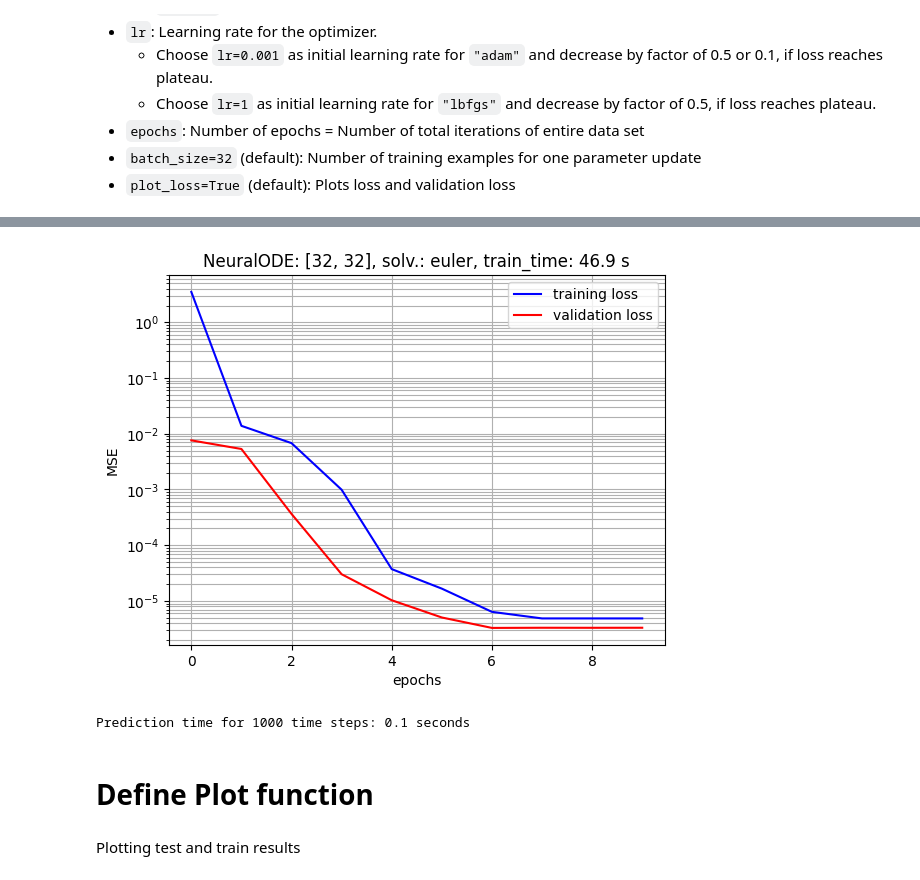
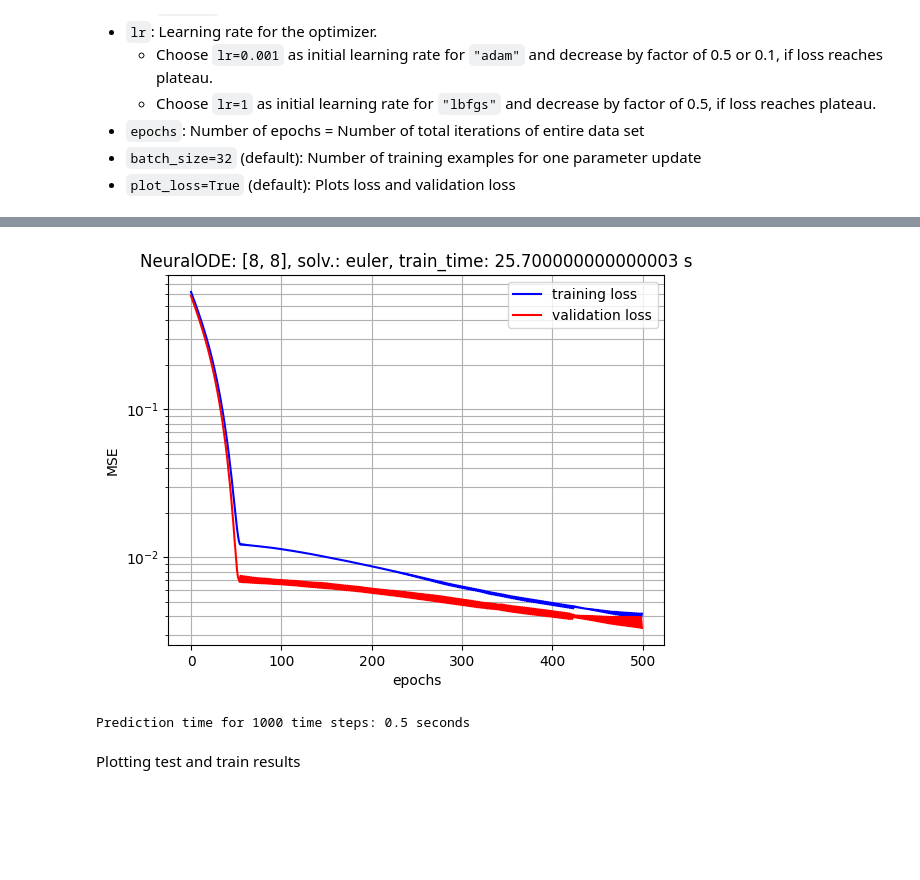
Before and after one commit to San4DLR/surrogate-modelling, a Jupyter notebook: tutorials/harmonic_oscillator.ipynb, the cells around one changed output, grey strips where cells are left out. Cells and saved outputs as stored; diff of their text form; code cells hidden in the pictures; blank space fills up the shorter version.

```diff
--- a/tutorials/harmonic_oscillator.ipynb
+++ b/tutorials/harmonic_oscillator.ipynb
@@ -42,7 +40,7 @@ Parameters for `NeuralODE`:
 - `hidden_activation`: Activation functions in the hidden layers. More in `torch.nn.functional`
 - `out_activation`: Activation in output layer. More in `torch.nn.functional`
 # %%
-node = NeuralODE(layers = [32,32],
+node = NeuralODE(layers = [8,8],
                 hidden_activation = F.tanh,
                 out_activation = None,
                 times = times,
@@ -81,14 +89,14 @@ Training batches: 20, Test batches: 5, time steps: 1000
 - `batch_size=32` (default): Number of training examples for one parameter update
 - `plot_loss=True` (default): Plots loss and validation loss
 # %%
-node.train(cut = 1000,
-        step = 1,
+node.train(cut = 500,
+        step = 4,
         solver = 'euler',
-        set_optimizer = 'lbfgs',
-        lr = 1,
-        epochs = 10,
+        set_optimizer = 'adam',
+        lr = 0.001,
+        epochs = 200,
         batch_size=32)
 
-pred = unscale(metrics, node.predict(times=times, inps=tensor(n_inps), init=tensor(n_outs[:,0,:]), solver='euler' ,print_time=True))
+pred = unscale(metrics, node.predict(times=times, inps=tensor(n_inps), init=tensor(n_outs[:,0,:]), solver='rk4' ,print_time=True))
 # %% [output]
  Training started with 20 training batches, and 1000 time steps.
@@ -106,4 +119,2 @@ Final loss: 5e-06, training duration for 10 epochs: 46.9 seconds
-[figure, old version]
+[figure, new version]
-Prediction time for 1000 time steps: 0.1 seconds
+Prediction time for 1000 time steps: 0.5 seconds
-# %% [markdown]
-# Define Plot function
```
Also changed, not shown: parts of 7 cells of this notebook, 59 other files.
